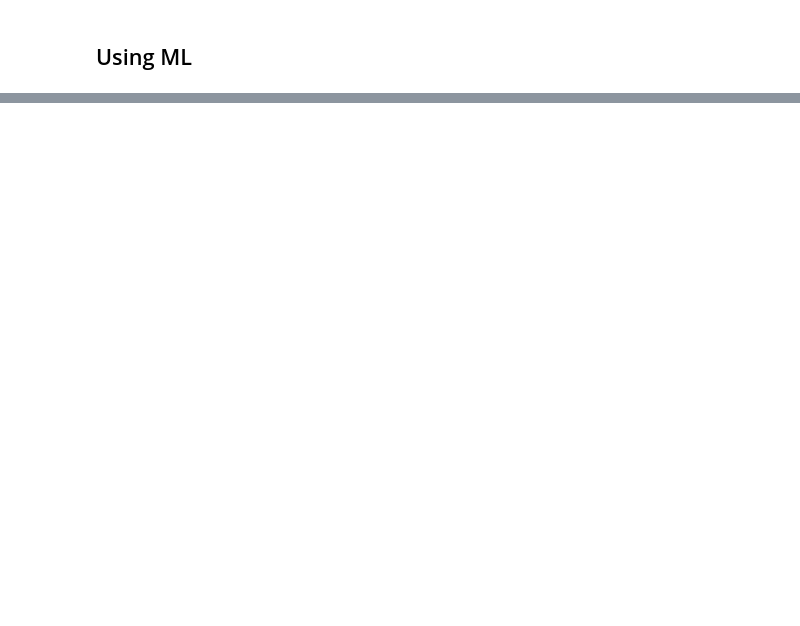
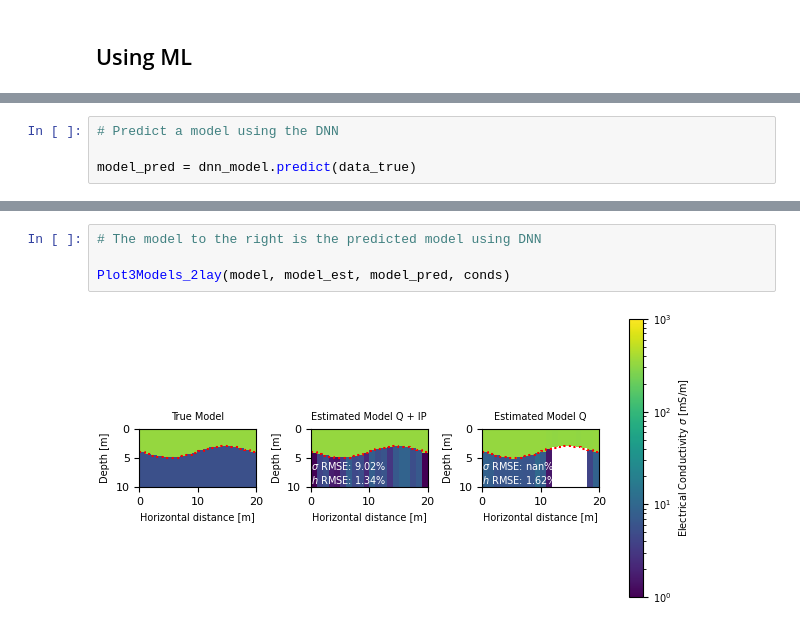
Before and after one commit to mariacarrizo/InvEM-ML, a Jupyter notebook: Notebooks/2_GlobalSearch_2lay.ipynb, the cells around one changed output, grey strips where cells are left out. Saved outputs shown, nothing was run; the diff lists cells and outputs as text; blank space fills up the shorter version.

```diff
--- a/Notebooks/2_GlobalSearch_2lay.ipynb
+++ b/Notebooks/2_GlobalSearch_2lay.ipynb
@@ -179,0 +366,4 @@ ModuleNotFoundError: No module named 'scikit'
+# %%
+# Predict a model using the DNN
+
+model_pred = dnn_model.predict(data_true)
@@ -179,0 +372,6 @@ ModuleNotFoundError: No module named 'scikit'
+# %%
+# The model to the right is the predicted model using DNN
+
+Plot3Models_2lay(model, model_est, model_pred, conds)
+# %% [output]
+[figure, added]
```
Also changed, not shown: parts of 38 cells of this notebook, 1 other file.
